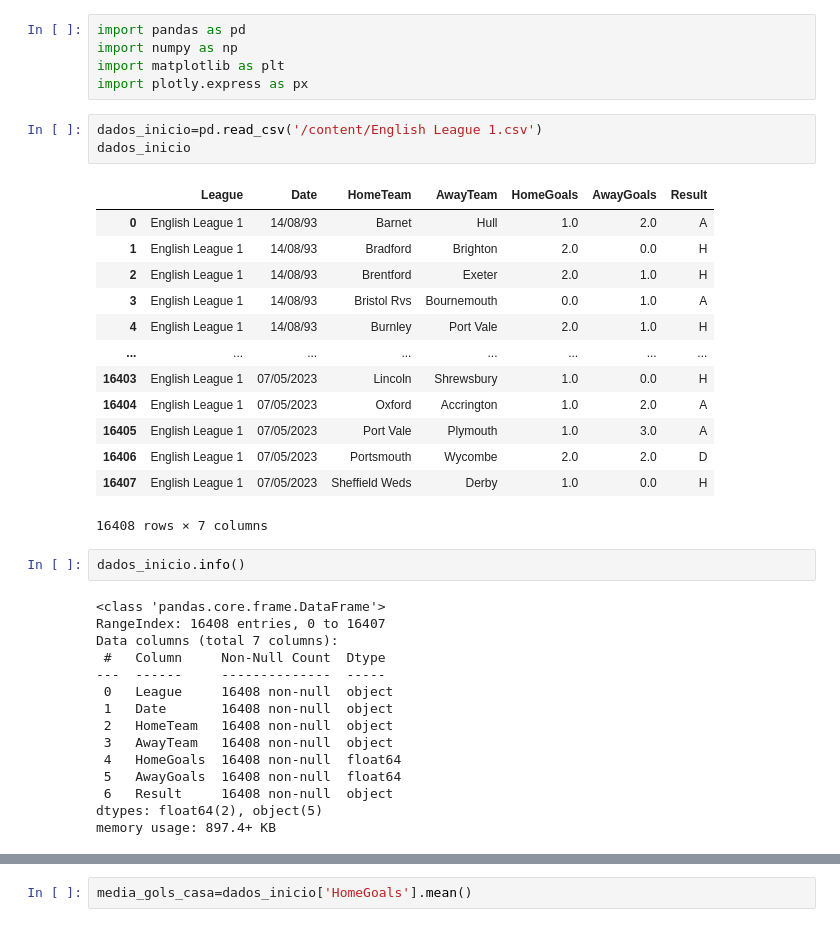
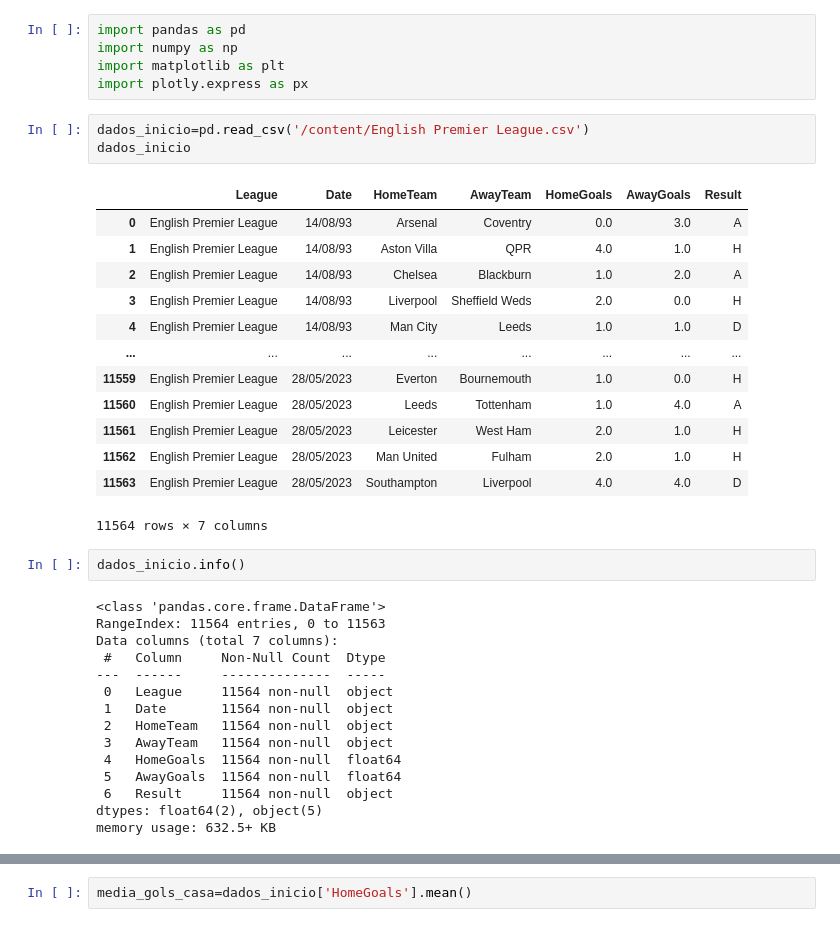
Before and after one commit to Jgabriel1800/Times_ingleses, a Jupyter notebook: premierleague.ipynb, the cells around one changed output, grey strips where cells are left out. Drawn from its saved outputs; the diff is of its cells as text.

```diff
--- a/premierleague.ipynb
+++ b/premierleague.ipynb
@@ -6,39 +6,39 @@ import numpy as np
 import matplotlib as plt
 import plotly.express as px
 # %%
-dados_inicio=pd.read_csv('/content/English League 1.csv')
+dados_inicio=pd.read_csv('/content/English Premier League.csv')
 dados_inicio
 # %% [output]
 |  | League | Date | HomeTeam | AwayTeam | HomeGoals | AwayGoals | Result |
-| 0 | English League 1 | 14/08/93 | Barnet | Hull | 1.0 | 2.0 | A |
-| 1 | English League 1 | 14/08/93 | Bradford | Brighton | 2.0 | 0.0 | H |
-| 2 | English League 1 | 14/08/93 | Brentford | Exeter | 2.0 | 1.0 | H |
-| 3 | English League 1 | 14/08/93 | Bristol Rvs | Bournemouth | 0.0 | 1.0 | A |
-| 4 | English League 1 | 14/08/93 | Burnley | Port Vale | 2.0 | 1.0 | H |
+| 0 | English Premier League | 14/08/93 | Arsenal | Coventry | 0.0 | 3.0 | A |
+| 1 | English Premier League | 14/08/93 | Aston Villa | QPR | 4.0 | 1.0 | H |
+| 2 | English Premier League | 14/08/93 | Chelsea | Blackburn | 1.0 | 2.0 | A |
+| 3 | English Premier League | 14/08/93 | Liverpool | Sheffield Weds | 2.0 | 0.0 | H |
+| 4 | English Premier League | 14/08/93 | Man City | Leeds | 1.0 | 1.0 | D |
 | ... | ... | ... | ... | ... | ... | ... | ... |
-| 16403 | English League 1 | 07/05/2023 | Lincoln | Shrewsbury | 1.0 | 0.0 | H |
-| 16404 | English League 1 | 07/05/2023 | Oxford | Accrington | 1.0 | 2.0 | A |
-| 16405 | English League 1 | 07/05/2023 | Port Vale | Plymouth | 1.0 | 3.0 | A |
-| 16406 | English League 1 | 07/05/2023 | Portsmouth | Wycombe | 2.0 | 2.0 | D |
-| 16407 | English League 1 | 07/05/2023 | Sheffield Weds | Derby | 1.0 | 0.0 | H |
+| 11559 | English Premier League | 28/05/2023 | Everton | Bournemouth | 1.0 | 0.0 | H |
+| 11560 | English Premier League | 28/05/2023 | Leeds | Tottenham | 1.0 | 4.0 | A |
+| 11561 | English Premier League | 28/05/2023 | Leicester | West Ham | 2.0 | 1.0 | H |
+| 11562 | English Premier League | 28/05/2023 | Man United | Fulham | 2.0 | 1.0 | H |
+| 11563 | English Premier League | 28/05/2023 | Southampton | Liverpool | 4.0 | 4.0 | D |
-16408 rows × 7 columns
+11564 rows × 7 columns
 # %%
 dados_inicio.info()
 # %% [output]
 <class 'pandas.core.frame.DataFrame'>
-RangeIndex: 16408 entries, 0 to 16407
+RangeIndex: 11564 entries, 0 to 11563
 Data columns (total 7 columns):
  #   Column     Non-Null Count  Dtype
 ---  ------     --------------  -----
- 0   League     16408 non-null  object
- 1   Date       16408 non-null  object
- 2   HomeTeam   16408 non-null  object
- 3   AwayTeam   16408 non-null  object
- 4   HomeGoals  16408 non-null  float64
- 5   AwayGoals  16408 non-null  float64
- 6   Result     16408 non-null  object
+ 0   League     11564 non-null  object
+ 1   Date       11564 non-null  object
+ 2   HomeTeam   11564 non-null  object
+ 3   AwayTeam   11564 non-null  object
+ 4   HomeGoals  11564 non-null  float64
+ 5   AwayGoals  11564 non-null  float64
+ 6   Result     11564 non-null  object
 dtypes: float64(2), object(5)
-memory usage: 897.4+ KB
+memory usage: 632.5+ KB
 # %%
 dados_inicio[['HomeTeam','AwayTeam','HomeGoals','AwayGoals','Result']]
 # %% [output]
```
Also changed, not shown: parts of 16 cells of this notebook.
